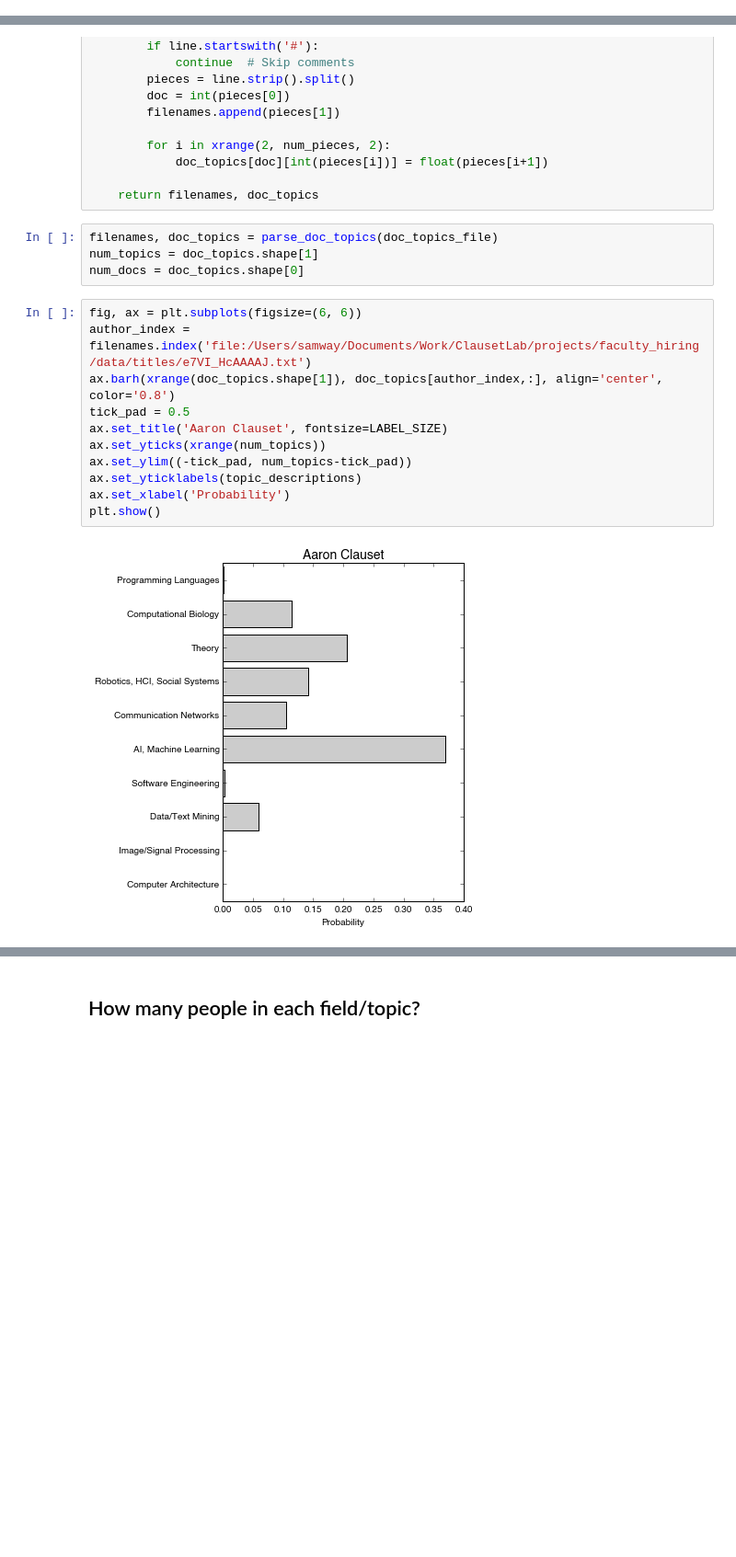
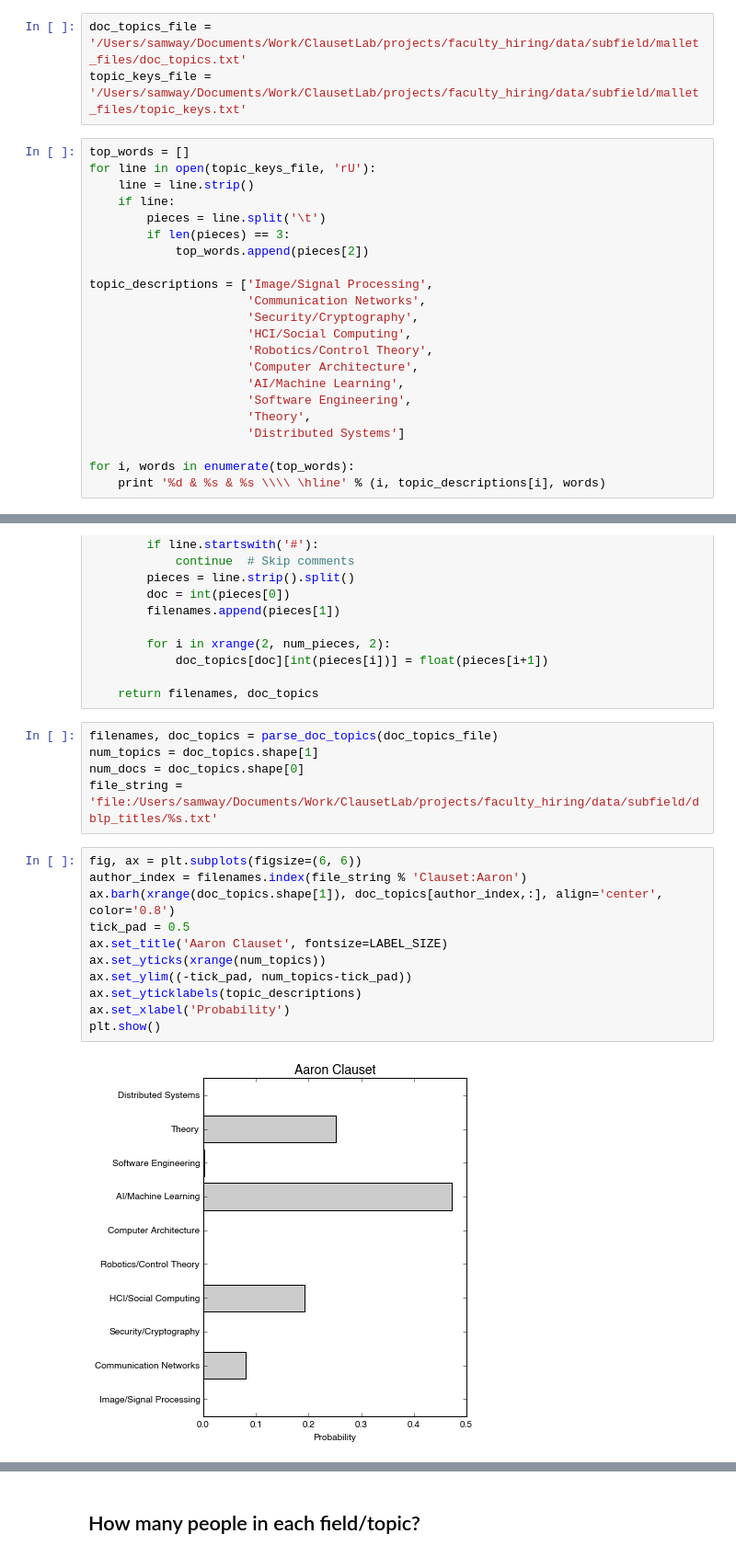
Before and after one commit to samfway/faculty_hiring, a Jupyter notebook: notebooks/Exploration_Doc_Topics.ipynb, the cells around one changed output, grey strips where cells are left out. Shown at 92% size. Saved outputs shown, nothing was run; the diff lists cells and outputs as text; blank space fills up the shorter version.

```diff
--- a/notebooks/Exploration_Doc_Topics.ipynb
+++ b/notebooks/Exploration_Doc_Topics.ipynb
@@ -24,0 +12,25 @@ topic_descriptions = \
+# %%
+doc_topics_file = '/Users/samway/Documents/Work/ClausetLab/projects/faculty_hiring/data/subfield/mallet_files/doc_topics.txt'
+topic_keys_file = '/Users/samway/Documents/Work/ClausetLab/projects/faculty_hiring/data/subfield/mallet_files/topic_keys.txt'
+# %%
+top_words = []
+for line in open(topic_keys_file, 'rU'):
+    line = line.strip()
+    if line:
+        pieces = line.split('\t')
+        if len(pieces) == 3:
+            top_words.append(pieces[2])
+
+topic_descriptions = ['Image/Signal Processing',
+                      'Communication Networks',
+                      'Security/Cryptography',
+                      'HCI/Social Computing',
+                      'Robotics/Control Theory',
+                      'Computer Architecture',
+                      'AI/Machine Learning',
+                      'Software Engineering',
+                      'Theory',
+                      'Distributed Systems']
+
+for i, words in enumerate(top_words):
+    print '%d & %s & %s \\\\ \hline' % (i, topic_descriptions[i], words)
@@ -59,18 +82,19 @@ def parse_doc_topics(doc_topics_file):
 filenames, doc_topics = parse_doc_topics(doc_topics_file)
 num_topics = doc_topics.shape[1]
 num_docs = doc_topics.shape[0]
+file_string = 'file:/Users/samway/Documents/Work/ClausetLab/projects/faculty_hiring/data/subfield/dblp_titles/%s.txt'
 # %%
 fig, ax = plt.subplots(figsize=(6, 6))
-author_index = filenames.index('file:/Users/samway/Documents/Work/ClausetLab/projects/faculty_hiring/data/titles/e7VI_HcAAAAJ.txt')
+author_index = filenames.index(file_string % 'Clauset:Aaron')
 ax.barh(xrange(doc_topics.shape[1]), doc_topics[author_index,:], align='center', color='0.8')
 tick_pad = 0.5
 ax.set_title('Aaron Clauset', fontsize=LABEL_SIZE)
 ax.set_yticks(xrange(num_topics))
 ax.set_ylim((-tick_pad, num_topics-tick_pad))
 ax.set_yticklabels(topic_descriptions)
 ax.set_xlabel('Probability')
 plt.show()
 # %% [output]
-[figure, old version]
+[figure, new version]
 # %%
 fig, ax = plt.subplots(figsize=(6, 6))
```
Also changed, not shown: parts of 18 cells of this notebook, 6 other files.
